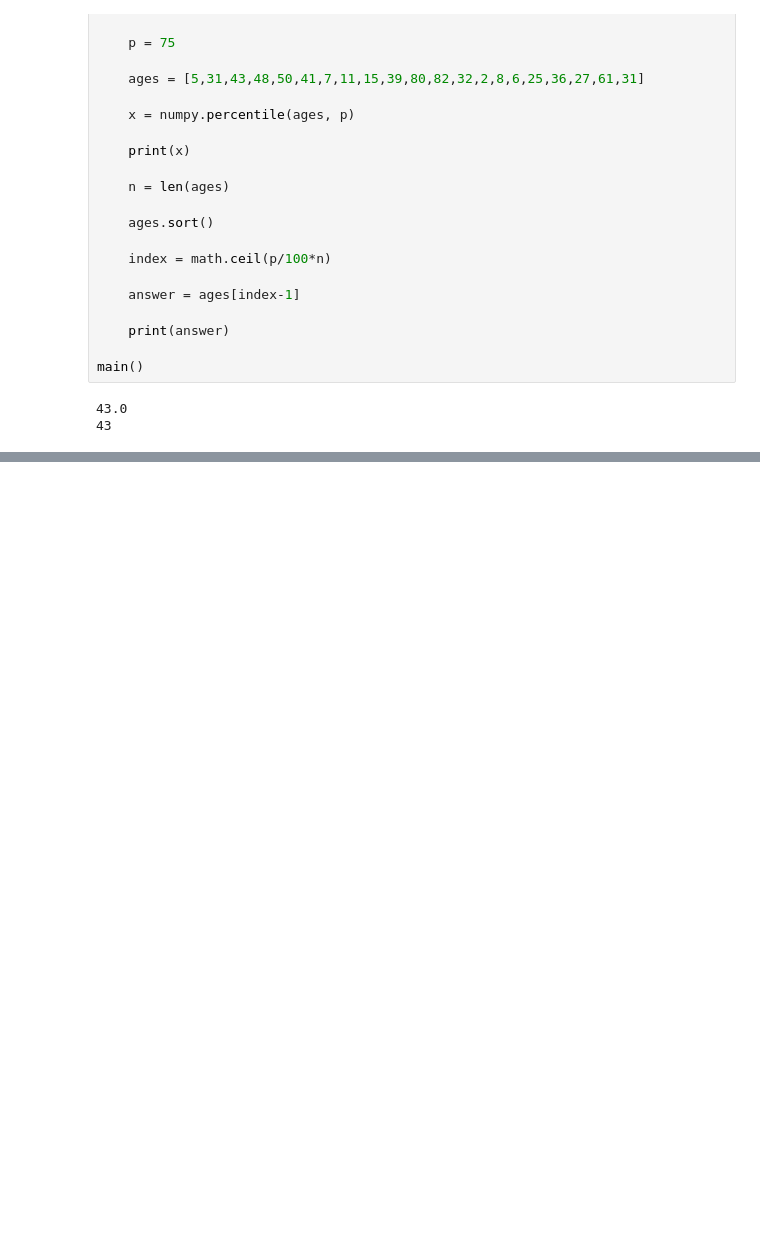
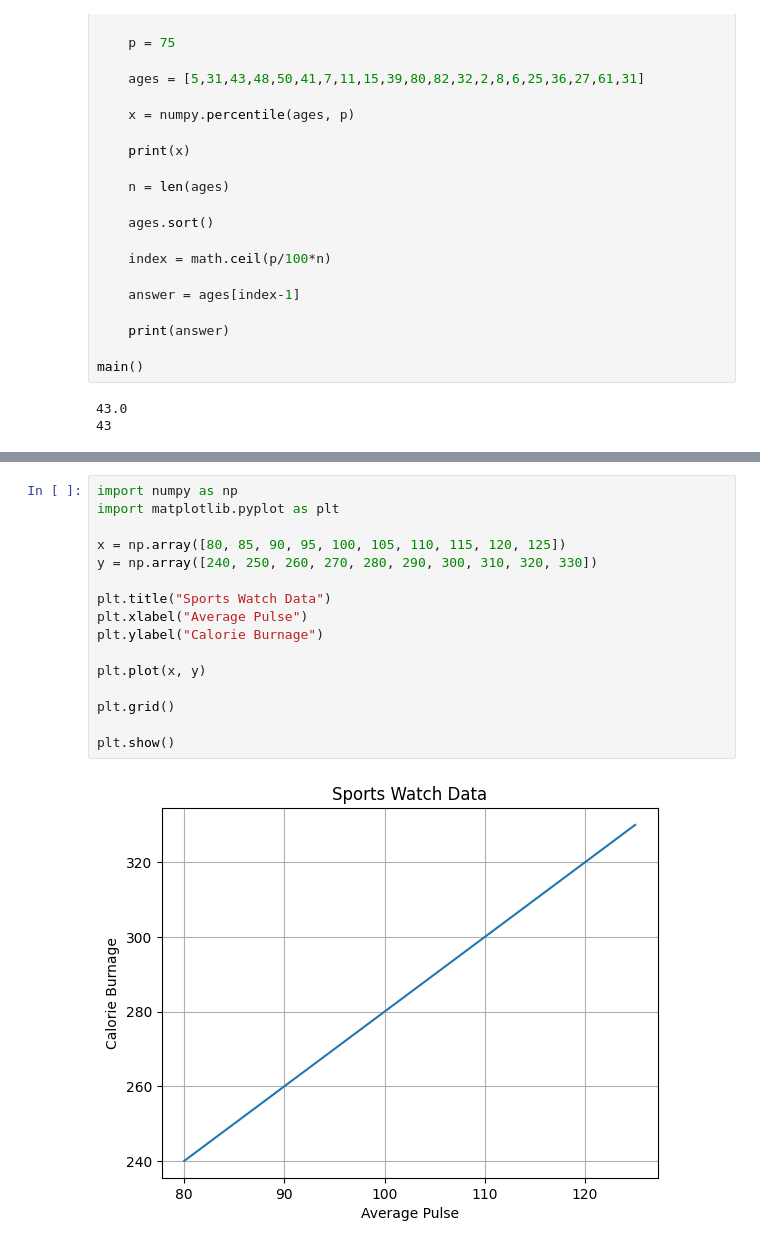
Before and after one commit to thinkphp/machine-learning-in-action, a Jupyter notebook: colab/machine-learning.ipynb, the cells around one changed output, grey strips where cells are left out. Drawn from its saved outputs; the diff is of its cells as text; blank space fills up the shorter version.

```diff
--- a/colab/machine-learning.ipynb
+++ b/colab/machine-learning.ipynb
@@ -275,0 +336,18 @@ main()
+# %%
+import numpy as np
+import matplotlib.pyplot as plt
+
+x = np.array([80, 85, 90, 95, 100, 105, 110, 115, 120, 125])
+y = np.array([240, 250, 260, 270, 280, 290, 300, 310, 320, 330])
+
+plt.title("Sports Watch Data")
+plt.xlabel("Average Pulse")
+plt.ylabel("Calorie Burnage")
+
+plt.plot(x, y)
+
+plt.grid()
+
+plt.show()
+# %% [output]
+[figure, added]
```
Also changed, not shown: parts of 6 cells of this notebook.
